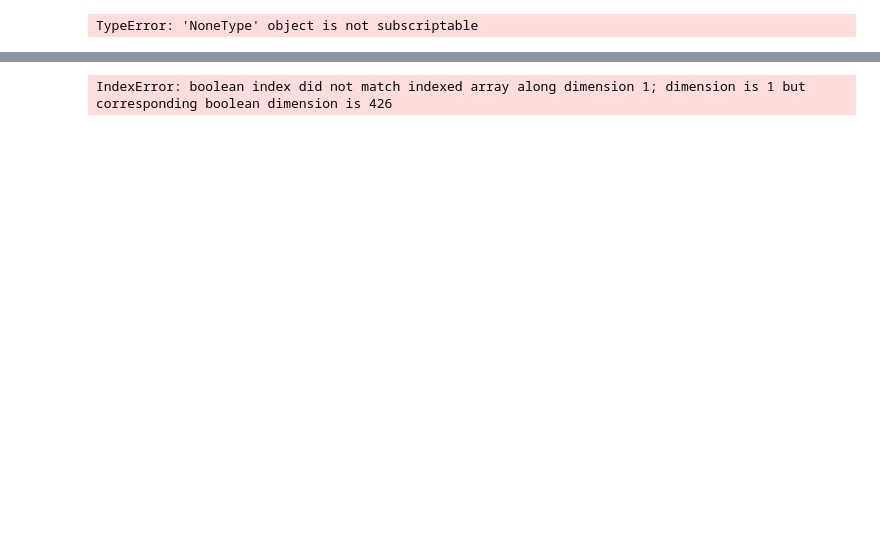
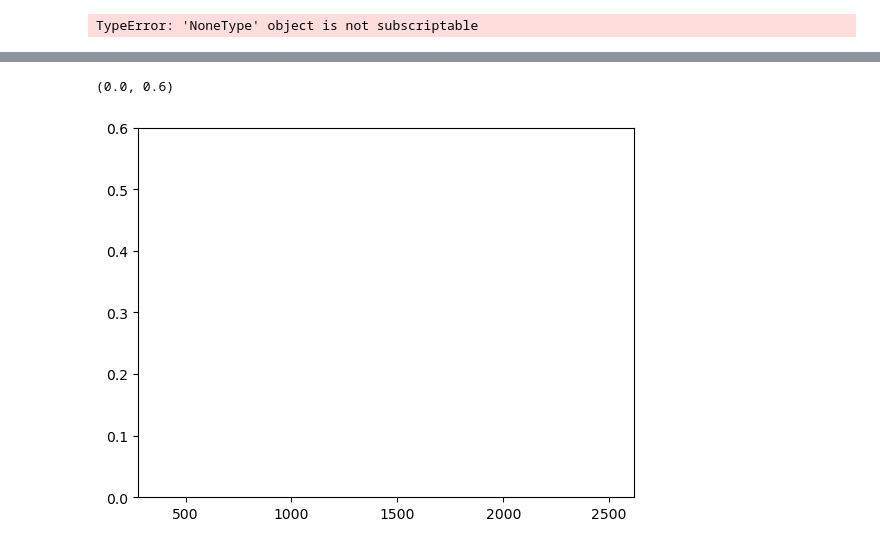
Before and after one commit to earthlab/cross-sensor-cal, a Jupyter notebook: diagnostic_plots.ipynb, the cells around one changed output, grey strips where cells are left out. Saved outputs shown, nothing was run; the diff lists cells and outputs as text; code cells hidden in the pictures; blank space fills up the shorter version.

```diff
--- a/diagnostic_plots.ipynb
+++ b/diagnostic_plots.ipynb
@@ -111,12 +127,13 @@ NameError: name 'neon' is not defined
 # %%
 outwaves = [x for x in range(450,2500,25)]
-envi.resampler = {'type': 'cubic','out_waves' :outwaves}
+neon.resampler = {'type': 'cubic','out_waves' :outwaves}
 # %%
-original = envi.get_pixels([100],[100])
-resample =envi.get_pixels([100],[100], resample = True)
+original = neon.get_pixels([100],[100])
+resample =neon.get_pixels([100],[100], resample = True)
 
-plt.plot(envi.wavelengths,original[0])
+plt.plot(neon.wavelengths,original[0])
 plt.plot(outwaves,resample[0])
 plt.ylim(0,.6)
 # %% [output]
-IndexError: boolean index did not match indexed array along dimension 1; dimension is 1 but corresponding boolean dimension is 426
+(0.0, 0.6)
+[figure, added]
```
Also changed, not shown: parts of 19 cells of this notebook.
